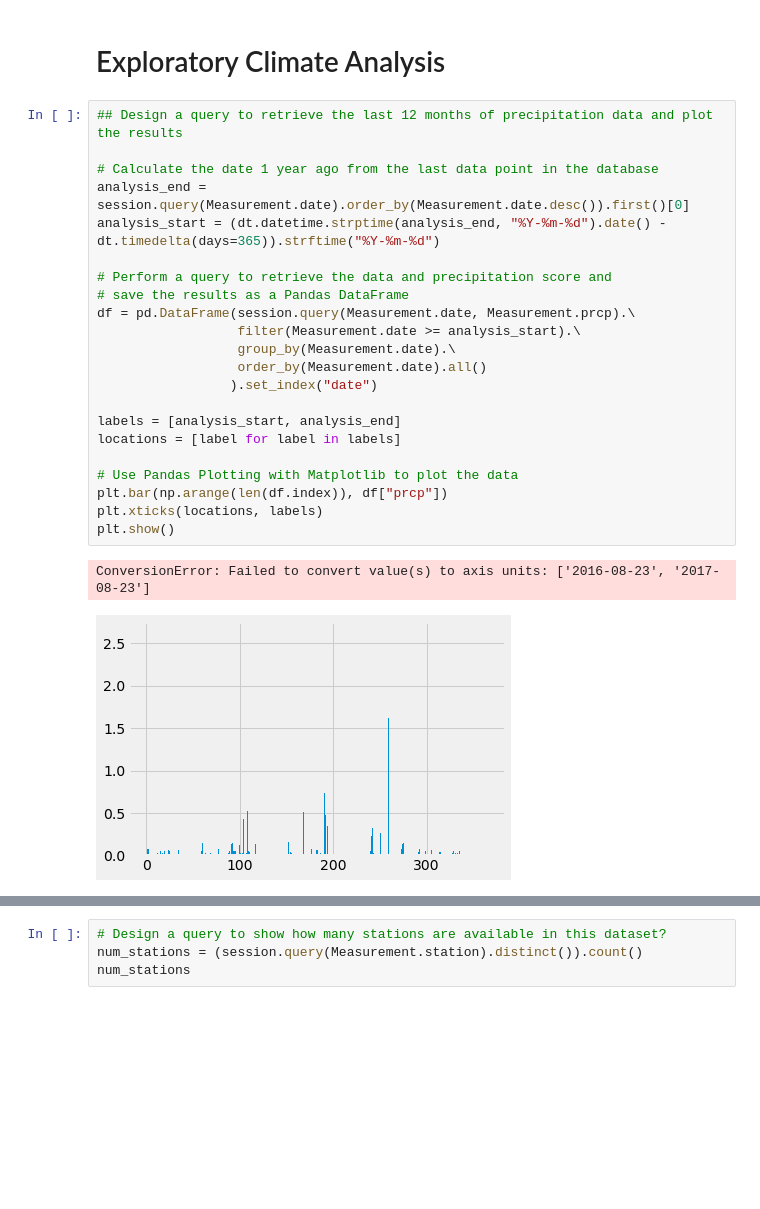
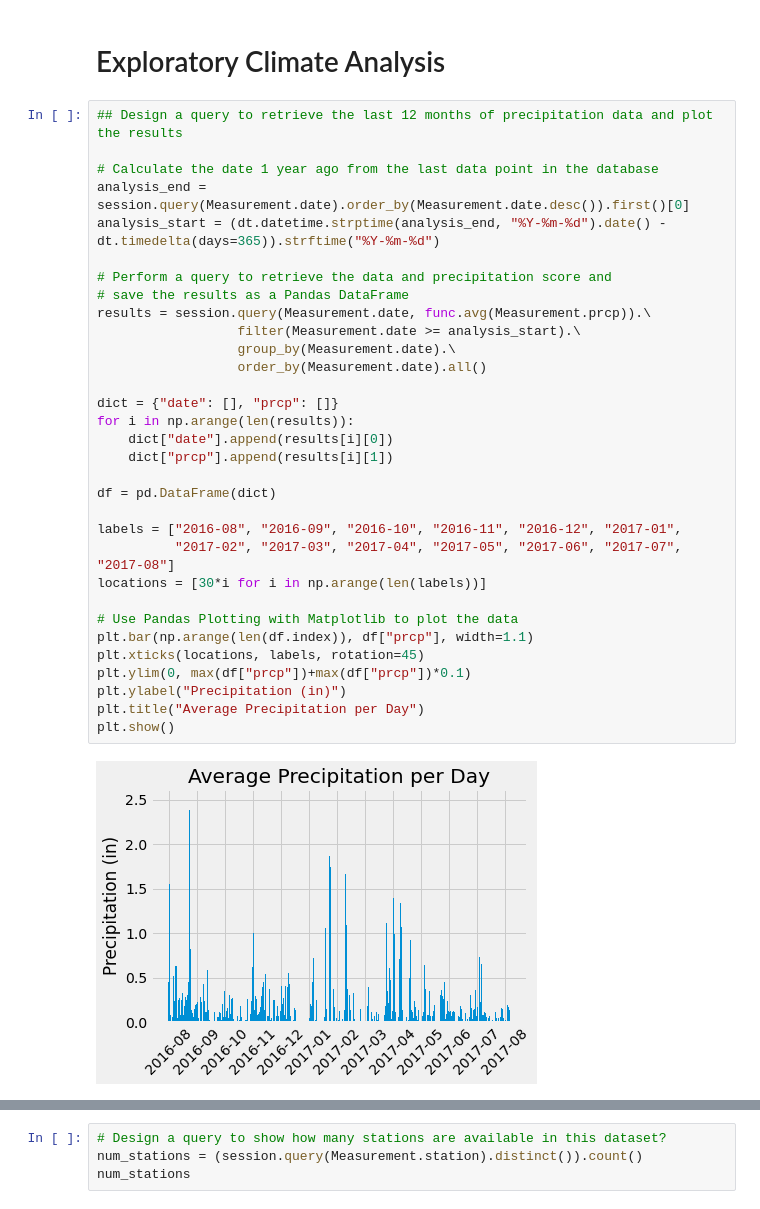
Before and after one commit to emcfarland/sqlalchemy-challenge, a Jupyter notebook: climate_analysis.ipynb, the cells around one changed output, grey strips where cells are left out. Cells and saved outputs as stored; diff of their text form; blank space fills up the shorter version.

Commit message:
Beautifies graphs and fixes queries

```diff
--- a/climate_analysis.ipynb
+++ b/climate_analysis.ipynb
@@ -41,26 +41,35 @@ session = Session(engine)
 # %%
 ## Design a query to retrieve the last 12 months of precipitation data and plot the results
 
 # Calculate the date 1 year ago from the last data point in the database
 analysis_end = session.query(Measurement.date).order_by(Measurement.date.desc()).first()[0]
 analysis_start = (dt.datetime.strptime(analysis_end, "%Y-%m-%d").date() - dt.timedelta(days=365)).strftime("%Y-%m-%d")
 
 # Perform a query to retrieve the data and precipitation score and
 # save the results as a Pandas DataFrame
-df = pd.DataFrame(session.query(Measurement.date, Measurement.prcp).\
+results = session.query(Measurement.date, func.avg(Measurement.prcp)).\
                   filter(Measurement.date >= analysis_start).\
                   group_by(Measurement.date).\
                   order_by(Measurement.date).all()
-                 ).set_index("date")
 
-labels = [analysis_start, analysis_end]
-locations = [label for label in labels]
+dict = {"date": [], "prcp": []}
+for i in np.arange(len(results)):
+    dict["date"].append(results[i][0])
+    dict["prcp"].append(results[i][1])
+
+df = pd.DataFrame(dict)
+
+labels = ["2016-08", "2016-09", "2016-10", "2016-11", "2016-12", "2017-01",
+          "2017-02", "2017-03", "2017-04", "2017-05", "2017-06", "2017-07", "2017-08"]
+locations = [30*i for i in np.arange(len(labels))]
 
 # Use Pandas Plotting with Matplotlib to plot the data
-plt.bar(np.arange(len(df.index)), df["prcp"])
-plt.xticks(locations, labels)
+plt.bar(np.arange(len(df.index)), df["prcp"], width=1.1)
+plt.xticks(locations, labels, rotation=45)
+plt.ylim(0, max(df["prcp"])+max(df["prcp"])*0.1)
+plt.ylabel("Precipitation (in)")
+plt.title("Average Precipitation per Day")
 plt.show()
 # %% [output]
-ConversionError: Failed to convert value(s) to axis units: ['2016-08-23', '2017-08-23']
-[figure, old version]
+[figure, new version]
 # %%
```
Also changed, not shown: parts of 4 cells of this notebook.
